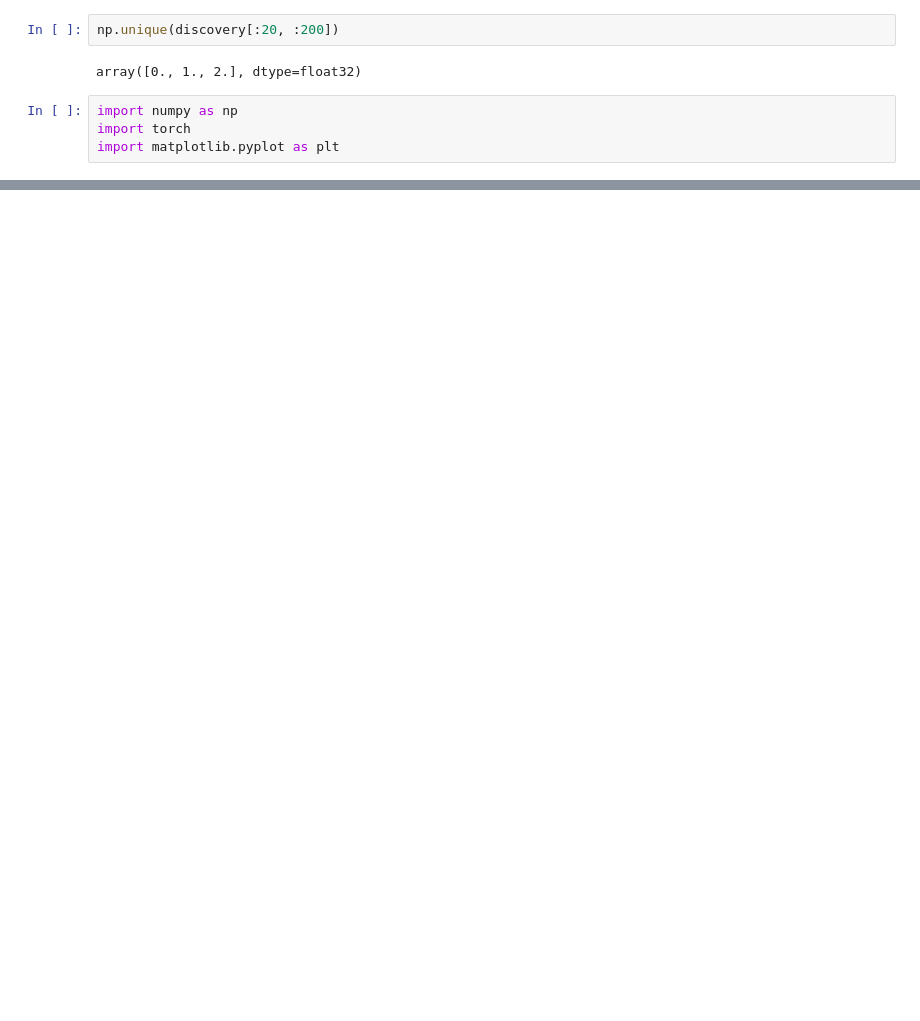
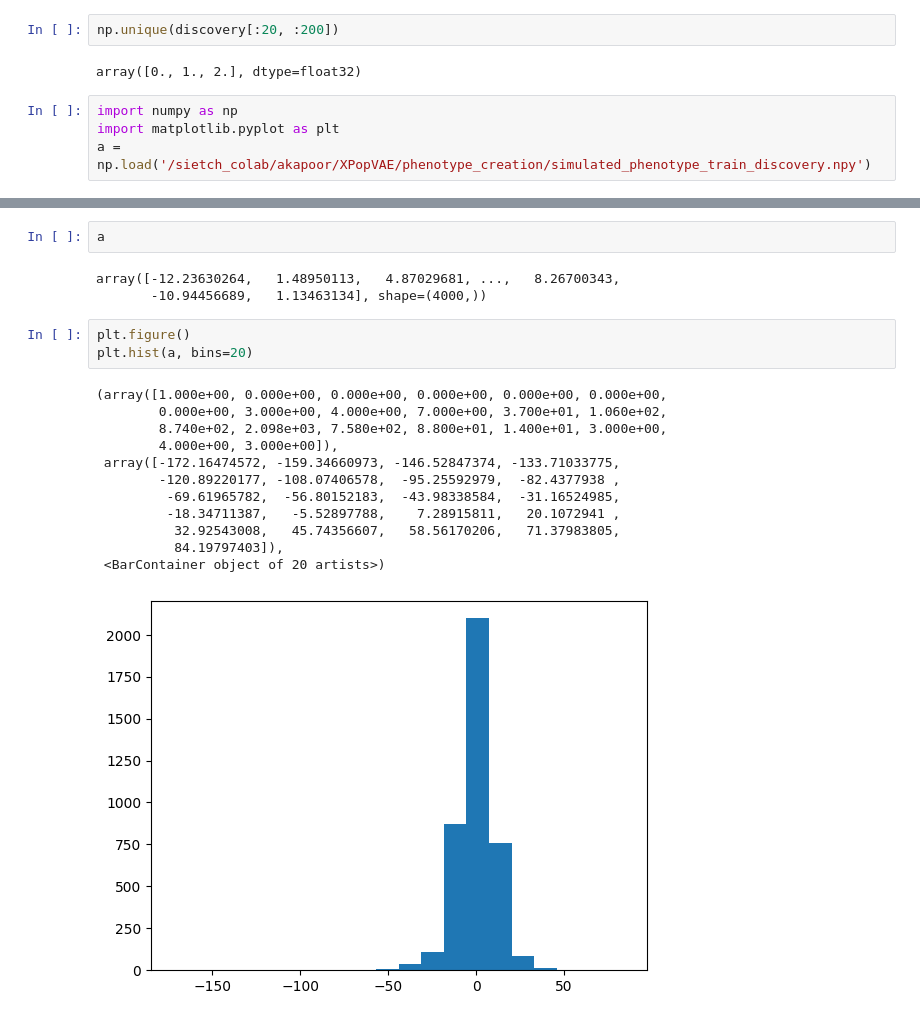
Before and after one commit to ak1376/XPopVAE, a Jupyter notebook: notebooks/inspecting_VAE_output.ipynb, the cells around one changed output, grey strips where cells are left out. Saved outputs shown, nothing was run; the diff lists cells and outputs as text; blank space fills up the shorter version.

```diff
--- a/notebooks/inspecting_VAE_output.ipynb
+++ b/notebooks/inspecting_VAE_output.ipynb
@@ -25,5 +28,5 @@ np.unique(discovery[:20, :200])
 array([0., 1., 2.], dtype=float32)
 # %%
 import numpy as np
-import torch
 import matplotlib.pyplot as plt
+a = np.load('/sietch_colab/akapoor/XPopVAE/phenotype_creation/simulated_phenotype_train_discovery.npy')
@@ -1525,0 +33,21 @@ Reconstructing YRI target genotypes...
+# %%
+a
+# %% [output]
+array([-12.23630264,   1.48950113,   4.87029681, ...,   8.26700343,
+       -10.94456689,   1.13463134], shape=(4000,))
+# %%
+plt.figure()
+plt.hist(a, bins=20)
+# %% [output]
+(array([1.000e+00, 0.000e+00, 0.000e+00, 0.000e+00, 0.000e+00, 0.000e+00,
+        0.000e+00, 3.000e+00, 4.000e+00, 7.000e+00, 3.700e+01, 1.060e+02,
+        8.740e+02, 2.098e+03, 7.580e+02, 8.800e+01, 1.400e+01, 3.000e+00,
+        4.000e+00, 3.000e+00]),
+ array([-172.16474572, -159.34660973, -146.52847374, -133.71033775,
+        -120.89220177, -108.07406578,  -95.25592979,  -82.4377938 ,
+         -69.61965782,  -56.80152183,  -43.98338584,  -31.16524985,
+         -18.34711387,   -5.52897788,    7.28915811,   20.1072941 ,
+          32.92543008,   45.74356607,   58.56170206,   71.37983805,
+          84.19797403]),
+ <BarContainer object of 20 artists>)
+[figure, added]
```
Also changed, not shown: parts of 50 cells of this notebook, 6 other files.
